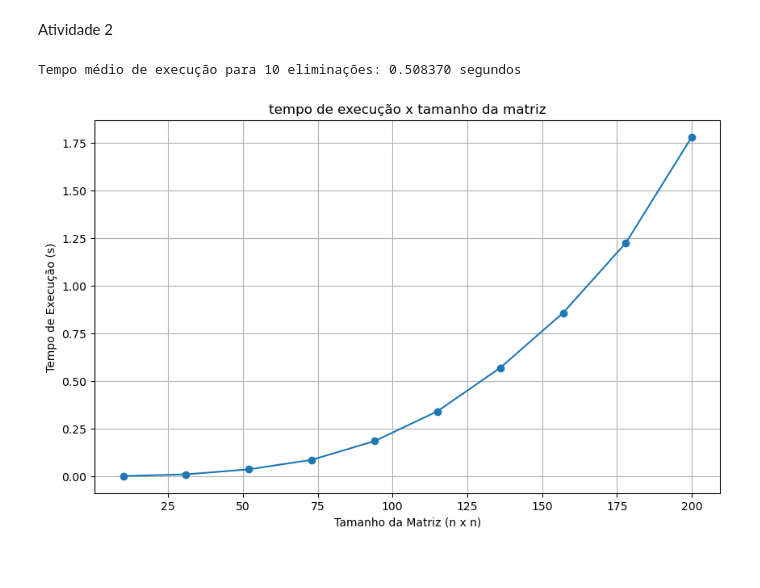
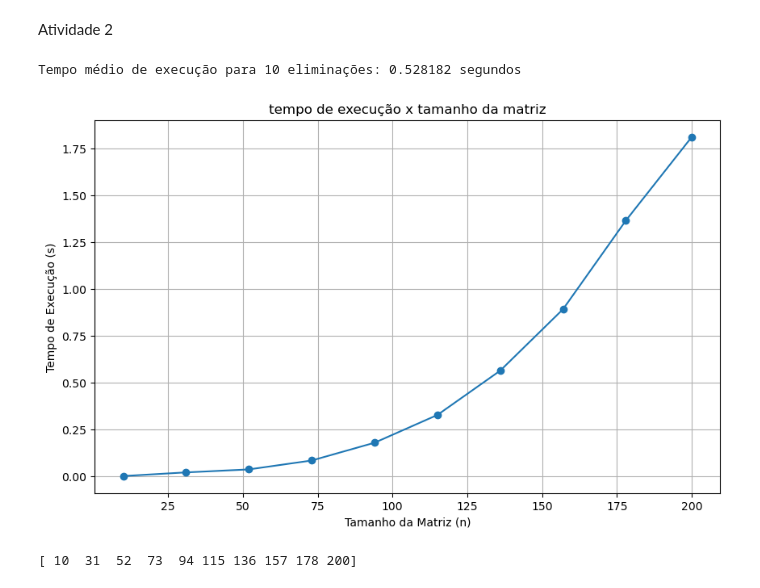
Before and after one commit to pedronalon/Trabalho03_Calculo_Numerico, a Jupyter notebook: Trabalho03.ipynb, the cells around one changed output. Drawn from its saved outputs; the diff is of its cells as text; code cells hidden in the pictures.

```diff
--- a/Trabalho03.ipynb
+++ b/Trabalho03.ipynb
@@ -64,33 +65,37 @@ eliminations = 10
 a, b = 10, 200
 
 n_values = np.linspace(a, b, eliminations, dtype=int)
 times = np.zeros(eliminations)
 total_time = 0
 k = 0
+solutions = []
 
 for i in n_values:
     A = np.random.rand(i, i)
     b = np.random.rand(i)
 
     start_time = t.time()
     solution = gaussianElimination(A, b)
     end_time = t.time()
     times[k] = end_time - start_time
     total_time += times[k]
     k += 1
+    solutions.append(solution)
 
 average_time = total_time / eliminations
 
 print(f"Tempo médio de execução para {eliminations} eliminações: {average_time:.6f} segundos")
 
 
 plt.figure(figsize=(10, 6))
 plt.plot(n_values, times, marker='o')
 plt.title('tempo de execução x tamanho da matriz')
-plt.xlabel('Tamanho da Matriz (n x n)')
+plt.xlabel('Tamanho da Matriz (n)')
 plt.ylabel('Tempo de Execução (s)')
 plt.grid()
 plt.show()
+print(n_values)
 # %% [output]
-Tempo médio de execução para 10 eliminações: 0.508370 segundos
+Tempo médio de execução para 10 eliminações: 0.528182 segundos
-[figure, old version]
+[figure, new version]
+[ 10  31  52  73  94 115 136 157 178 200]
```
Also changed, not shown: parts of 3 cells of this notebook.
